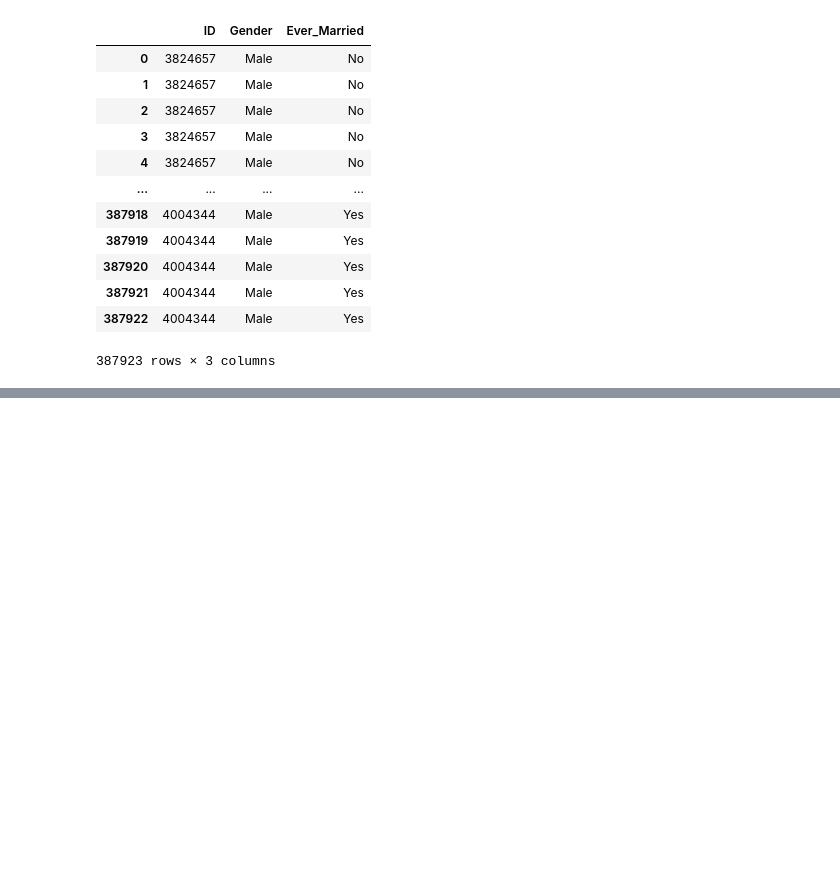
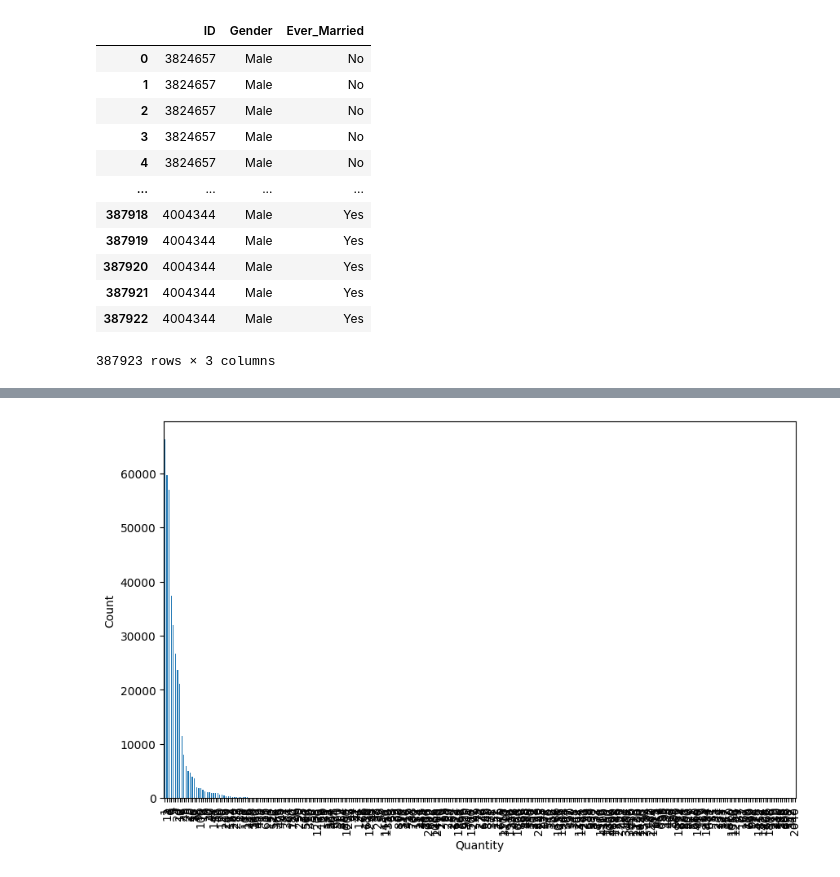
Before and after one commit to DhananJayKumarMV/Customer_Segmentation, a Jupyter notebook: Customer_Segmentation.ipynb, the cells around one changed output, grey strips where cells are left out. Saved outputs shown, nothing was run; the diff lists cells and outputs as text; code cells hidden in the pictures; blank space fills up the shorter version.

```diff
--- a/Customer_Segmentation.ipynb
+++ b/Customer_Segmentation.ipynb
@@ -742,0 +949,11 @@ preprocessed_data2[['ID','Gender','Ever_Married']]
+# %%
+preprocessed_data2 = preprocessed_data2[preprocessed_data2['Quantity'] < 10000]
+# %%
+preprocessed_data3 = preprocessed_data2[['InvoiceNo','StockCode','Description','Quantity','InvoiceDate','UnitPrice','ID','Country']].copy(deep=True)
+# %%
+preprocessed_data3['Quantity'].value_counts().plot(kind='bar', figsize=(10, 6))
+plt.xlabel('Quantity')
+plt.ylabel('Count')
+plt.show()
+# %% [output]
+[figure, added]
```
Also changed, not shown: parts of 97 cells of this notebook.
